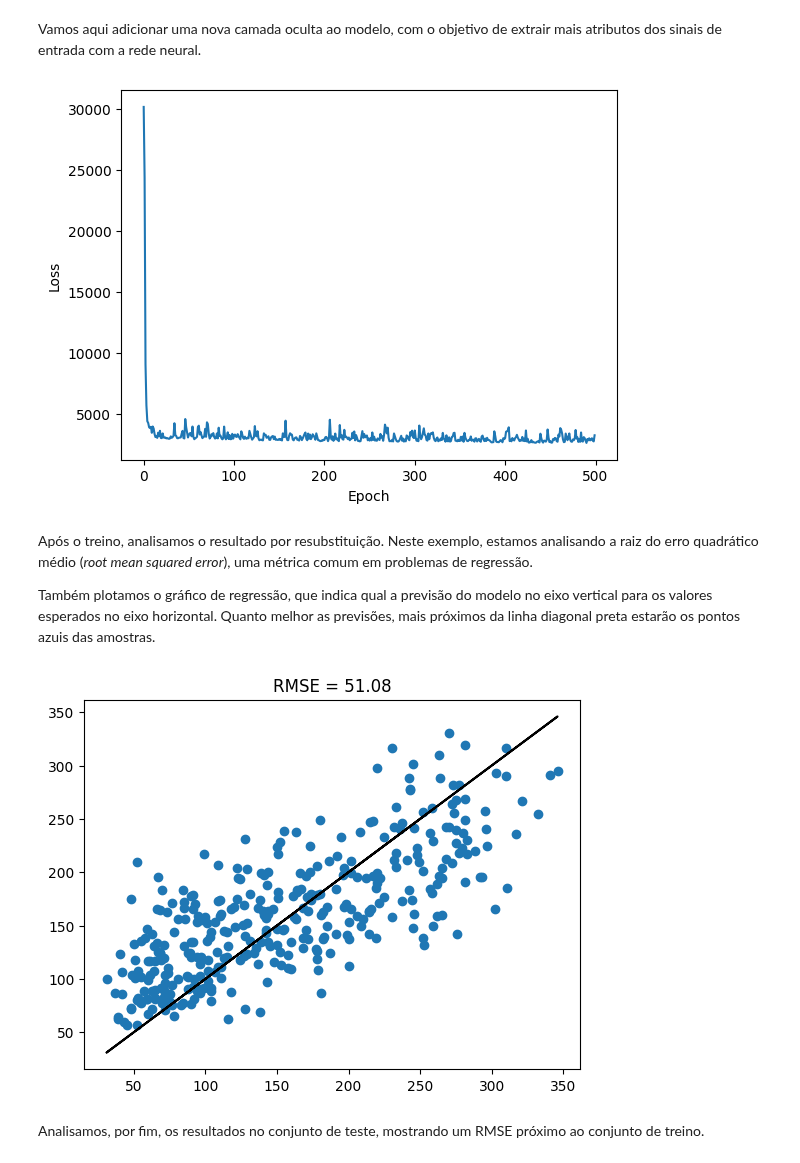
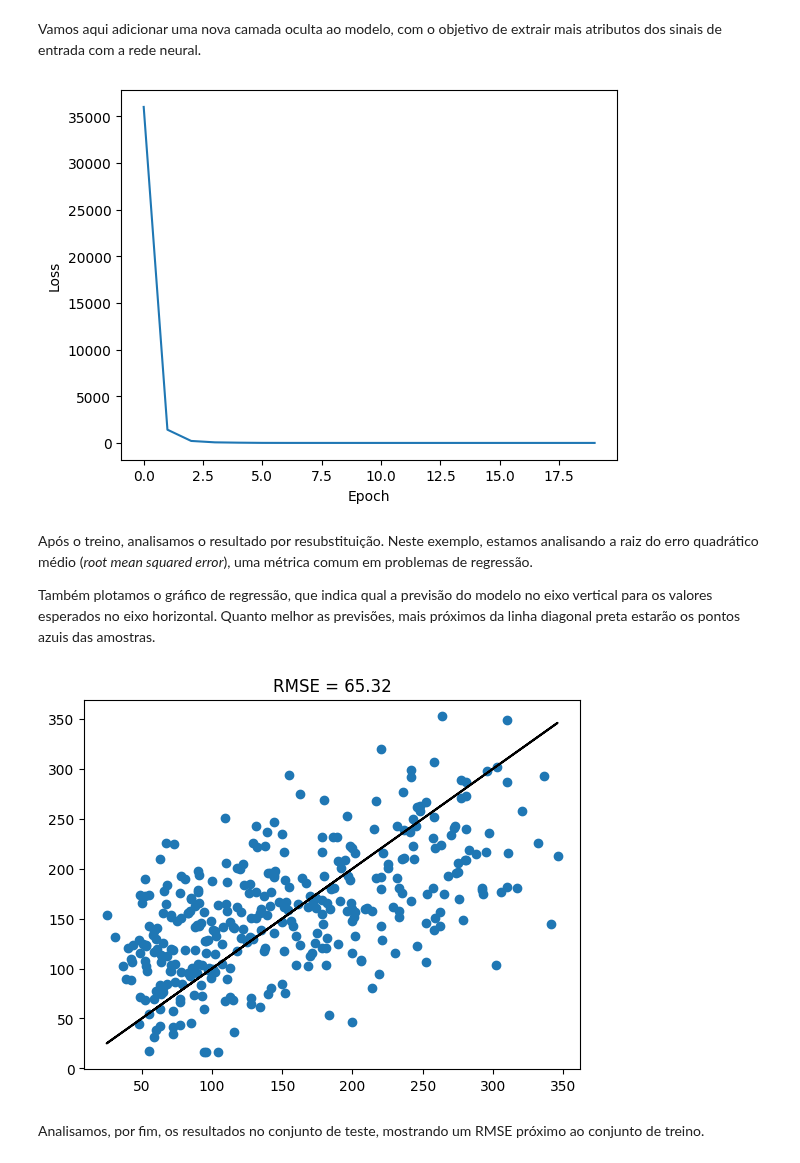
Before and after one commit to vhrique/anne_ptbr, a Jupyter notebook: 02_Paradigmas_Aprendizagem.ipynb, the cells around one changed output. Cells and saved outputs as stored; diff of their text form; code cells hidden in the pictures.

```diff
--- a/02_Paradigmas_Aprendizagem.ipynb
+++ b/02_Paradigmas_Aprendizagem.ipynb
@@ -227,14 +227,26 @@ X_train, X_test, y_train, y_test = train_test_split(X, y, test_size=0.2)
 X_train = torch.tensor(X_train, dtype=torch.float32)
 y_train = torch.tensor(y_train, dtype=torch.float32).unsqueeze(1)
 
+x_mean = X_train.mean(dim=0)
+y_mean = y_train.mean()
+
+x_std = X_train.mean(dim=0)
+y_std = y_train.std()
+
+X_train = (X_train - x_mean)/x_std
+y_train = (y_train - y_mean)/y_std
+
 X_test = torch.tensor(X_test, dtype=torch.float32)
 y_test = torch.tensor(y_test, dtype=torch.float32).unsqueeze(1)
+
+X_test = (X_test - x_mean)/x_std
+y_test = (y_test - y_mean)/y_std
 
 train_dataset = TensorDataset(X_train, y_train)
 train_dataloader = DataLoader(train_dataset, batch_size=32, shuffle=True)
 
 test_dataset = TensorDataset(X_test, y_test)
-test_dataloader = DataLoader(test_dataset, batch_size=32, shuffle=True)
+test_dataloader = DataLoader(test_dataset, batch_size=32, shuffle=False)
 # %% [markdown]
 Vamos aqui adicionar uma nova camada oculta ao modelo, com o objetivo de extrair mais atributos dos sinais de entrada com a rede neural.
 # %%
@@ -254,7 +266,7 @@ model = MLP(10, 100)
 optimizer = torch.optim.Adam(model.parameters(), lr=0.01)
 criterion = torch.nn.MSELoss()
 # %%
-num_epochs = 500
+num_epochs = 20
 loss_logs = []
 
 for epoch in range(num_epochs):
@@ -285,7 +297,7 @@ plt.ylabel('Loss')
 plt.xlabel('Epoch')
 plt.show()
 # %% [output]
-[figure, old version]
+[figure, new version]
 # %% [markdown]
 Após o treino, analisamos o resultado por resubstituição. Neste exemplo, estamos analisando a raiz do erro quadrático médio (_root mean squared error_), uma métrica comum em problemas de regressão.
 
@@ -293,13 +305,15 @@ Também plotamos o gráfico de regressão, que indica qual a previsão do modelo
 # %%
 with torch.no_grad():
     outputs = model(X_train)
+    y_train = y_train * y_std + y_mean
+    outputs = outputs * y_std + y_mean
 
 plt.scatter(y_train, outputs)
 plt.plot(y_train, y_train, 'k')
 plt.title(f'RMSE = {np.sqrt(criterion(outputs, y_train).item()):.2f}')
 plt.show()
 # %% [output]
-[figure, old version]
+[figure, new version]
 # %% [markdown]
 Analisamos, por fim, os resultados no conjunto de teste, mostrando um RMSE próximo ao conjunto de treino.
 # %%
```
Also changed, not shown: parts of 3 cells of this notebook.
